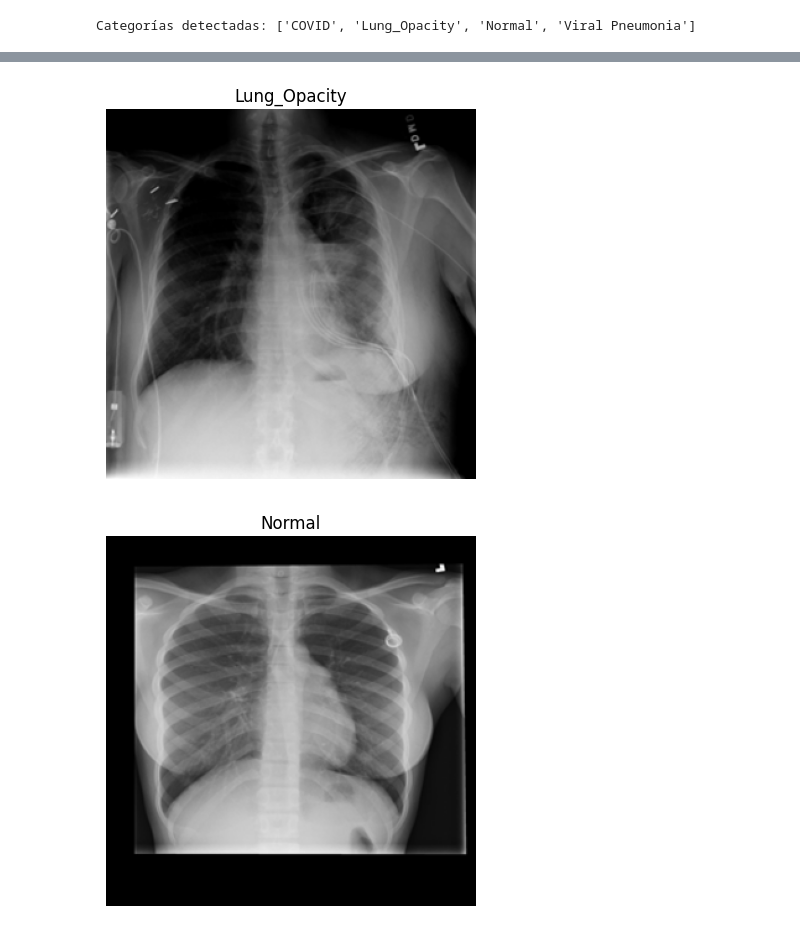
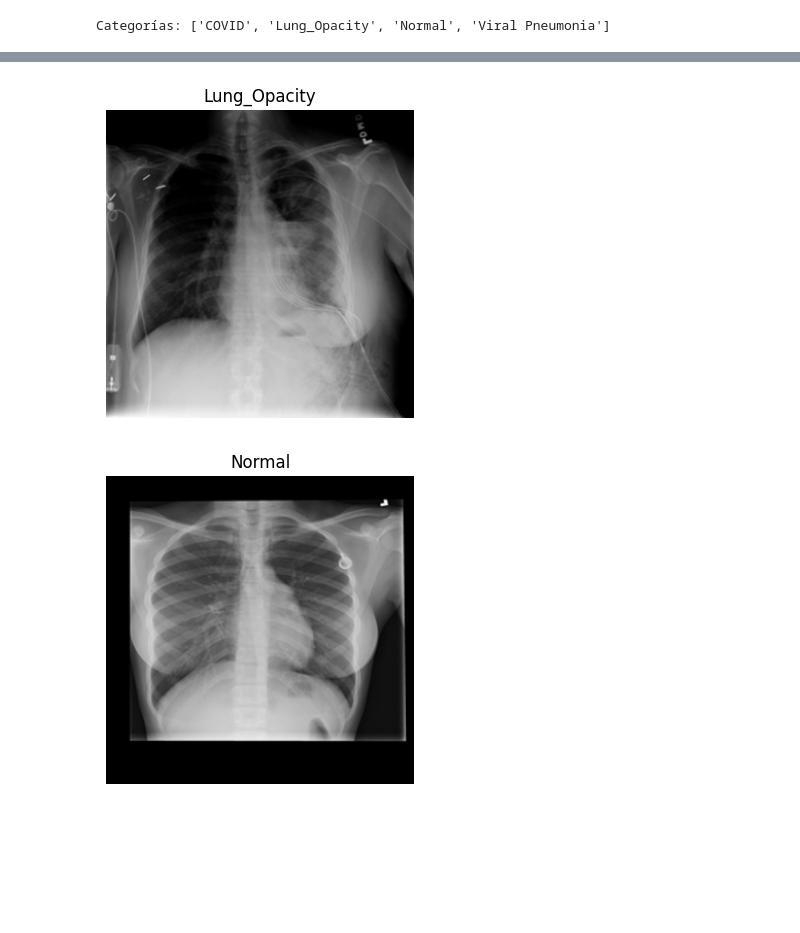
Before and after one commit to dlurena24/Proyecto2Recon, a Jupyter notebook: CNN.ipynb, the cells around one changed output, grey strips where cells are left out. Saved outputs shown, nothing was run; the diff lists cells and outputs as text; code cells hidden in the pictures; blank space fills up the shorter version.

```diff
--- a/CNN.ipynb
+++ b/CNN.ipynb
@@ -11,22 +12,24 @@ from torchvision import transforms, datasets
 # %%
-# Paso 2: Definir rutas
-DATASET_DIR = r"D:\DatasetRecon\COVID-19_Radiography_Dataset\COVID-19_Radiography_Dataset"
-CATEGORIES = os.listdir(DATASET_DIR)
-print("Categorías detectadas:", CATEGORIES)
-
-# Parámetros del preprocesamiento
-IMG_SIZE = 224  # tamaño común para CNNs
+DATASET_DIR = r"E:\DatasetRecon\COVID-19_Radiography_Dataset\COVID-19_Radiography_Dataset"            # carpeta original con subcarpetas por clase
+OUTPUT_DIR = "dataset_preprocessed"  # carpeta destino para los resultados
+IMG_SIZE = 224                                # tamaño final (H,W)
+RANDOM_STATE = 42
+os.makedirs(OUTPUT_DIR, exist_ok=True)
+CATEGORIES = sorted([d for d in os.listdir(DATASET_DIR) if os.path.isdir(os.path.join(DATASET_DIR, d))])
+print("Categorías:", CATEGORIES)
 # %% [output]
-Categorías detectadas: ['COVID', 'Lung_Opacity', 'Normal', 'Viral Pneumonia']
+Categorías: ['COVID', 'Lung_Opacity', 'Normal', 'Viral Pneumonia']
 # %%
-for category in CATEGORIES:
-    folder = os.path.join(DATASET_DIR, category)
-    sample_path = os.path.join(folder, os.listdir(folder)[0])
-    img = cv2.imread(sample_path)
-    img_rgb = cv2.cvtColor(img, cv2.COLOR_BGR2RGB)
+def show_samples_per_class(dataset_dir, categories, n=1):
+    for c in categories:
+        folder = os.path.join(dataset_dir, c)
+        files = [f for f in os.listdir(folder) if os.path.isfile(os.path.join(folder,f))]
+        if not files:
+            continue
+        for i in range(min(n, len(files))):
+            img = cv2.imread(os.path.join(folder, files[i]))
+            img = cv2.cvtColor(img, cv2.COLOR_BGR2RGB)
+            plt.figure(figsize=(4,4)); plt.imshow(img); plt.title(c); plt.axis('off'); plt.show()
 
-    plt.imshow(img_rgb)
-    plt.title(category)
-    plt.axis('off')
-    plt.show()
+show_samples_per_class(DATASET_DIR, CATEGORIES, n=1)
 # %% [output]
@@ -34,2 +37,2 @@ for category in CATEGORIES:
-[figure, old version]
+[figure, new version]
-[figure, old version]
+[figure, new version]
```
Also changed, not shown: parts of 8 cells of this notebook.
